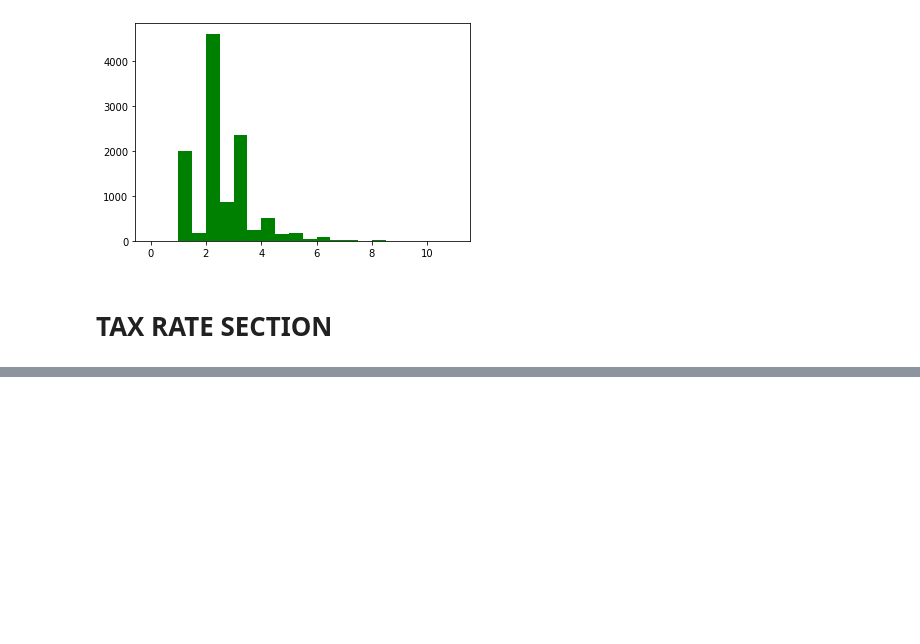
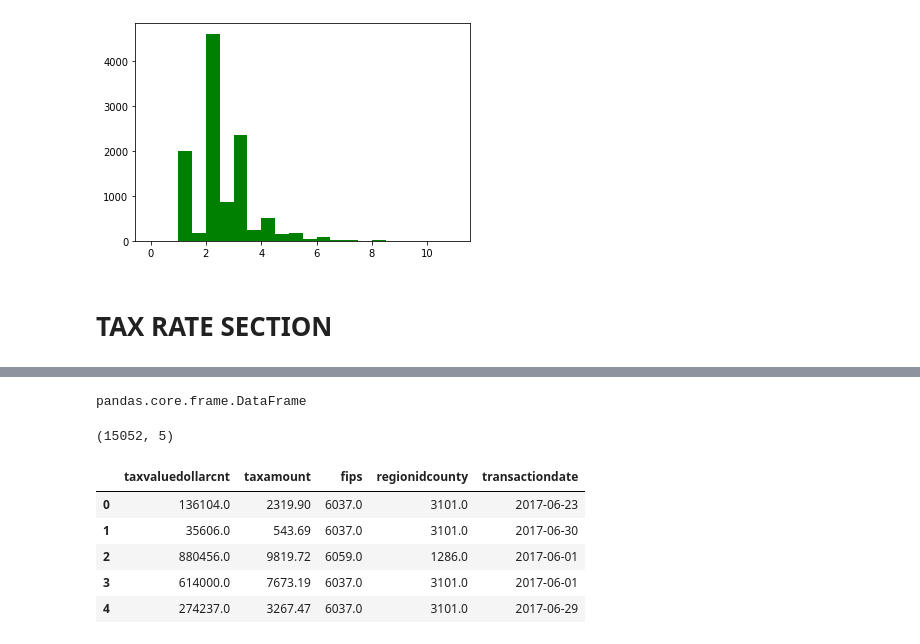
Before and after one commit to radam-herman/ds-methodologies-exercises, a Jupyter notebook: regression/project/project.ipynb, the cells around one changed output, grey strips where cells are left out. Cells and saved outputs as stored; diff of their text form; code cells hidden in the pictures; blank space fills up the shorter version.

```diff
--- a/regression/project/project.ipynb
+++ b/regression/project/project.ipynb
@@ -468,0 +467,17 @@ AttributeError: module 'wrangle_project' has no attribute 'wrangle_zillow_tax_am
+# %%
+type(tax_county_data)
+# %% [output]
+pandas.core.frame.DataFrame
+# %%
+tax_county_data.shape
+# %% [output]
+(15052, 5)
+# %%
+tax_county_data.head()
+# %% [output]
+|  | taxvaluedollarcnt | taxamount | fips | regionidcounty | transactiondate |
+| 0 | 136104.0 | 2319.90 | 6037.0 | 3101.0 | 2017-06-23 |
+| 1 | 35606.0 | 543.69 | 6037.0 | 3101.0 | 2017-06-30 |
+| 2 | 880456.0 | 9819.72 | 6059.0 | 1286.0 | 2017-06-01 |
+| 3 | 614000.0 | 7673.19 | 6037.0 | 3101.0 | 2017-06-01 |
+| 4 | 274237.0 | 3267.47 | 6037.0 | 3101.0 | 2017-06-29 |
```
Also changed, not shown: parts of 9 cells of this notebook.
